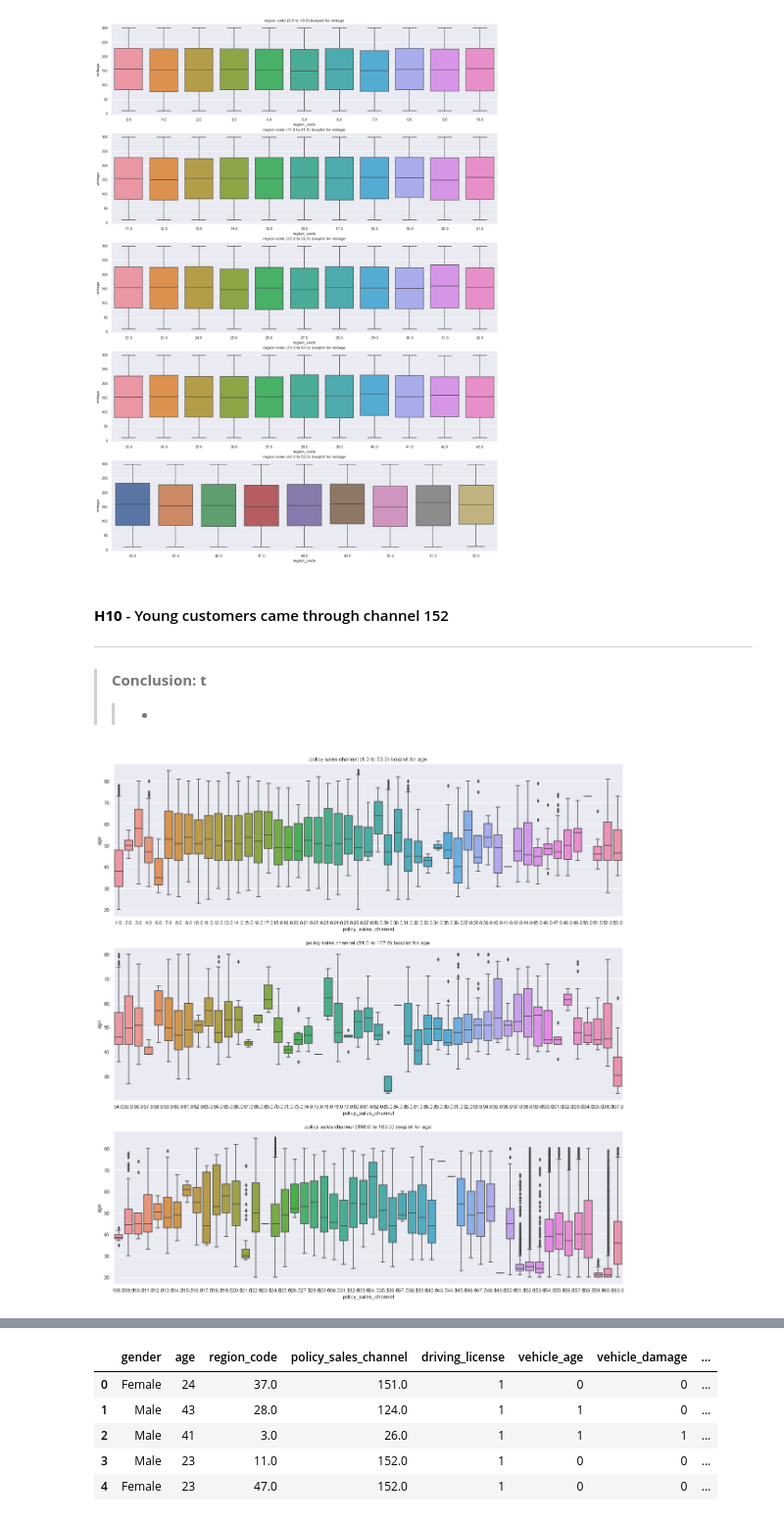
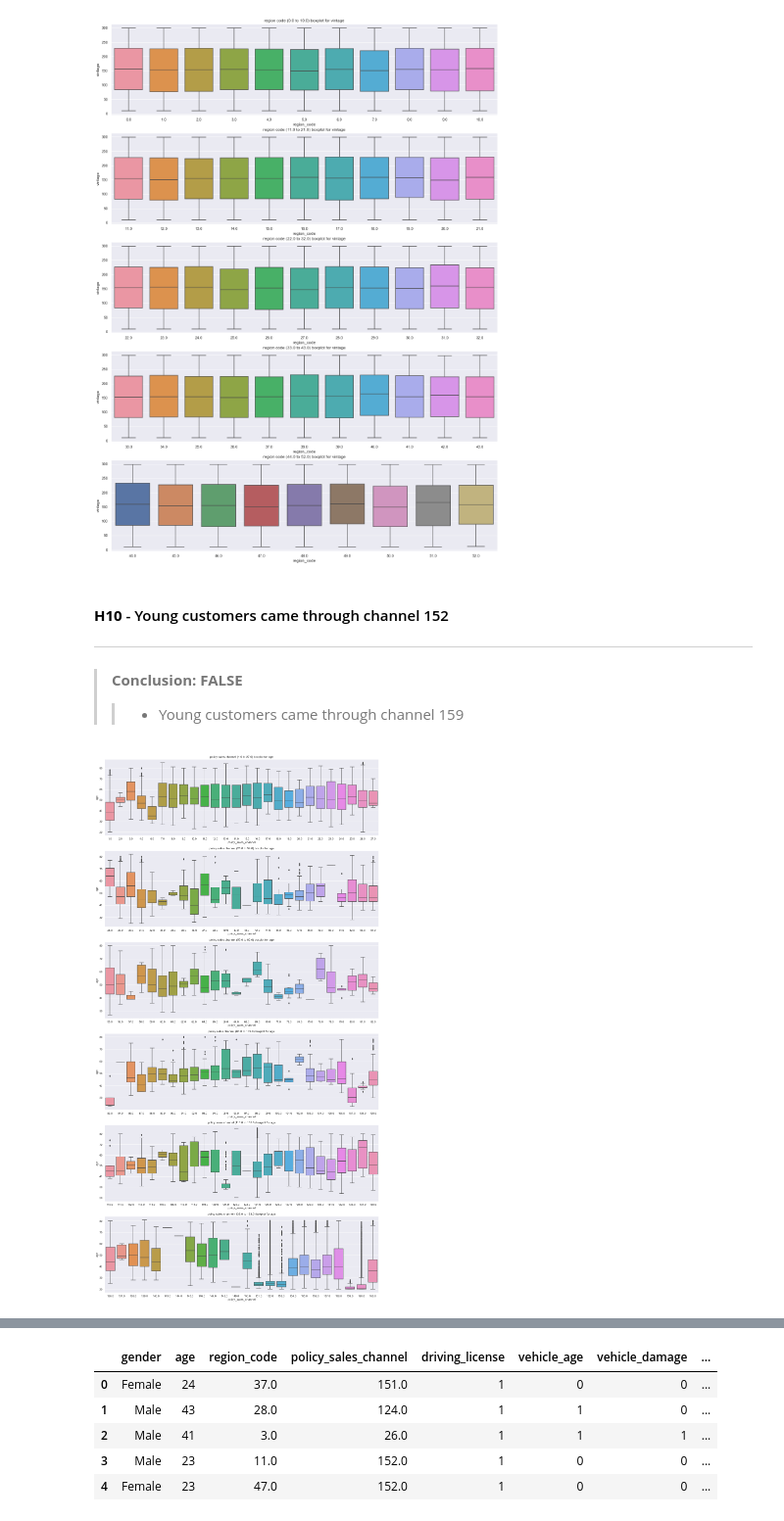
Before and after one commit to FabioCaffarello/insurance-cross-sell, a Jupyter notebook: 01-Notebooks/end_to_end_insurance_cross_sell.ipynb, the cells around one changed output, grey strips where cells are left out. Shown at 98% size. Saved outputs shown, nothing was run; the diff lists cells and outputs as text; code cells hidden in the pictures.

```diff
--- a/01-Notebooks/end_to_end_insurance_cross_sell.ipynb
+++ b/01-Notebooks/end_to_end_insurance_cross_sell.ipynb
@@ -963,28 +964,28 @@ for i in range(num_of_plots):
 # %% [markdown]
 #### **H10** - Young customers came through channel 152
 ---
-> **Conclusion: t**
->> -
+> **Conclusion: FALSE**
+>> - Young customers came through channel 159
 # %%
 aux10 = df05_u[['age', 'policy_sales_channel']].sort_values('policy_sales_channel')
 
-num_of_plots = 3
+num_of_plots = 6
 range_plots = round(len(aux10['policy_sales_channel'].unique().tolist())/num_of_plots)
 list_region_code = aux10['policy_sales_channel'].unique().tolist()
 
-plt.figure(figsize=(20, 21));
+plt.figure(figsize=(20, 40));
 
 for i in range(num_of_plots):
     if i != num_of_plots - 1:
         aux10_1 = aux10[aux10['policy_sales_channel'].isin(list_region_code[i * range_plots:(i+1) * range_plots])]
         plt.subplot(num_of_plots,1, i+1)
         sns.boxplot(x='policy_sales_channel', y='age', data=aux10_1);
         plt.title("policy sales channel ({} to {}) boxplot for age".format(list_region_code[i * range_plots], list_region_code[(i+1) * range_plots -1]));
 
     else:
         aux10_1 = aux10[aux10['policy_sales_channel'].isin(list_region_code[i * range_plots:])]
         plt.subplot(num_of_plots,1, i+1)
         sns.boxplot(x='policy_sales_channel', y='age', data=aux10_1);
         plt.title("policy sales channel ({} to {}) boxplot for age".format(list_region_code[i * range_plots], list_region_code[-1]));
 # %% [output]
-[figure, old version]
+[figure, new version]
```
Also changed, not shown: parts of 5 cells of this notebook.
